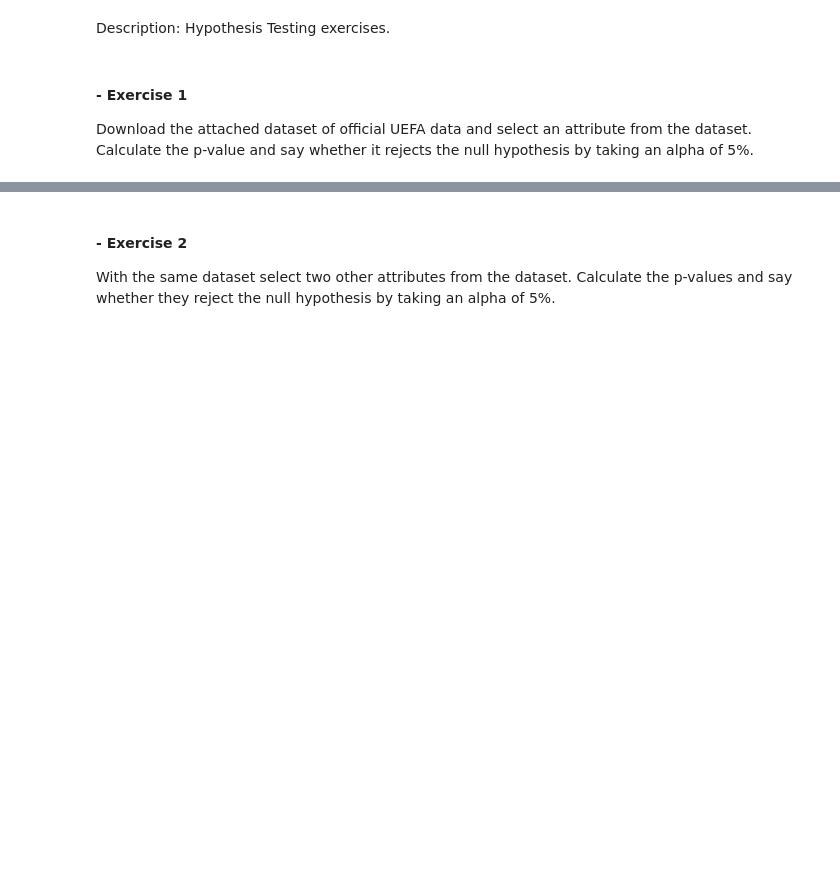
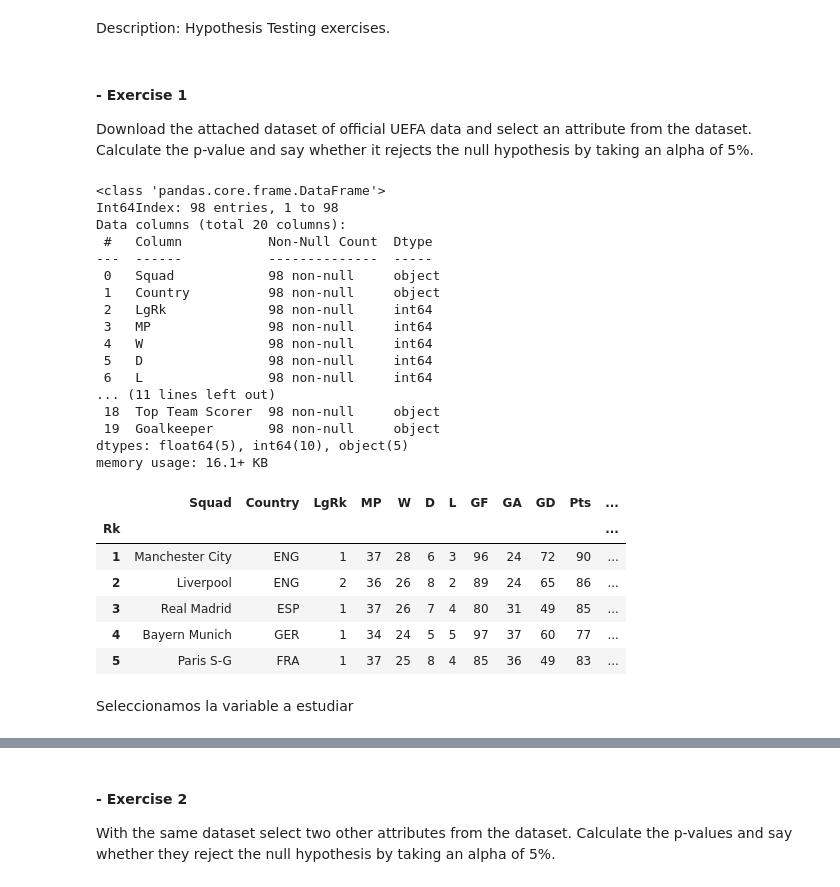
Before and after one commit to IvanaCandyAguilar/Data-Engineer-Data-Science, a Jupyter notebook: Sprint5/Task M5 T01.ipynb, the cells around one changed output, grey strips where cells are left out. Saved outputs shown, nothing was run; the diff lists cells and outputs as text; code cells hidden in the pictures; blank space fills up the shorter version.

```diff
--- a/Sprint5/Task M5 T01.ipynb
+++ b/Sprint5/Task M5 T01.ipynb
@@ -8,3 +8,37 @@ Hypothesis Testing exercises.
 #### - Exercise 1
 
 Download the attached dataset of official UEFA data and select an attribute from the dataset. Calculate the p-value and say whether it rejects the null hypothesis by taking an alpha of 5%.
+# %%
+import pandas as pd
+
+df_main = pd.read_csv('Lligues europees UEFA.csv', sep=';', encoding = 'ISO-8859-1',index_col=0, engine='python')
+
+df_main.info()
+df_main.head()
+# %% [output]
+<class 'pandas.core.frame.DataFrame'>
+Int64Index: 98 entries, 1 to 98
+Data columns (total 20 columns):
+ #   Column           Non-Null Count  Dtype
+---  ------           --------------  -----
+ 0   Squad            98 non-null     object
+ 1   Country          98 non-null     object
+ 2   LgRk             98 non-null     int64
+ 3   MP               98 non-null     int64
+ 4   W                98 non-null     int64
+ 5   D                98 non-null     int64
+ 6   L                98 non-null     int64
+... (11 lines left out)
+ 18  Top Team Scorer  98 non-null     object
+ 19  Goalkeeper       98 non-null     object
+dtypes: float64(5), int64(10), object(5)
+memory usage: 16.1+ KB
+|  | Squad | Country | LgRk | MP | W | D | L | GF | GA | GD | Pts | ... |
+| Rk |  |  |  |  |  |  |  |  |  |  |  | ... |
+| 1 | Manchester City | ENG | 1 | 37 | 28 | 6 | 3 | 96 | 24 | 72 | 90 | ... |
+| 2 | Liverpool | ENG | 2 | 36 | 26 | 8 | 2 | 89 | 24 | 65 | 86 | ... |
+| 3 | Real Madrid | ESP | 1 | 37 | 26 | 7 | 4 | 80 | 31 | 49 | 85 | ... |
+| 4 | Bayern Munich | GER | 1 | 34 | 24 | 5 | 5 | 97 | 37 | 60 | 77 | ... |
+| 5 | Paris S-G | FRA | 1 | 37 | 25 | 8 | 4 | 85 | 36 | 49 | 83 | ... |
+# %% [markdown]
+Seleccionamos la variable a estudiar
```
Also changed, not shown: parts of 11 cells of this notebook, 1 other file.
